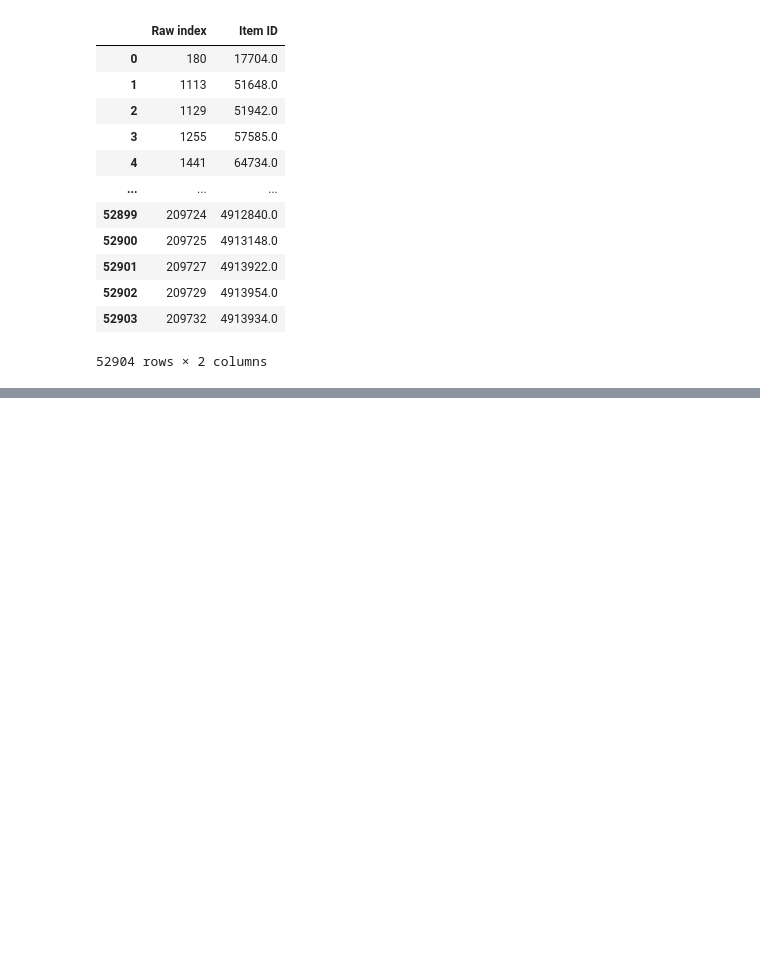
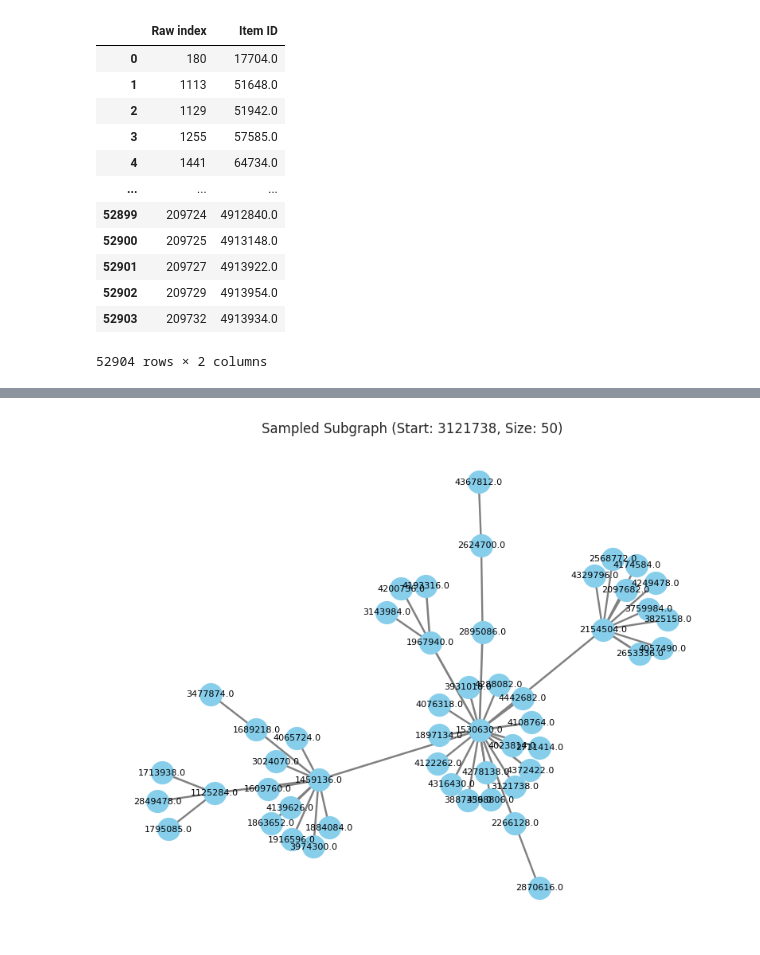
Before and after one commit to MuhammadRhakan/final_project, a Jupyter notebook: 2_Deployment_Preparation.ipynb, the cells around one changed output, grey strips where cells are left out. Saved outputs shown, nothing was run; the diff lists cells and outputs as text; code cells hidden in the pictures; blank space fills up the shorter version.

```diff
--- a/2_Deployment_Preparation.ipynb
+++ b/2_Deployment_Preparation.ipynb
@@ -496,0 +463,43 @@ network_graph_sampling(G, central_node=random.choice(index_to_node), sample_size
+# %%
+def network_graph_sampling_bfs(G, sample_size=50, start_node=None):
+  if start_node is None:
+    start_node = random.choice(list(G.nodes()))
+    # print(f"Start node (randomly selected): {int(start_node)}")
+
+  # Use BFS to collect up to `sample_size` nodes
+  visited = set()
+  queue = [start_node]
+
+  while queue and len(visited) < sample_size:
+    node = queue.pop(0)
+    if node not in visited:
+      visited.add(node)
+      neighbors = list(G.neighbors(node))
+      random.shuffle(neighbors)
+      queue.extend([n for n in neighbors if n not in visited])
+
+  sampled_nodes = list(visited)
+  sampled_subgraph = G.subgraph(sampled_nodes)
+
+  # Prepare edge weights for styling
+  edge_weights = [G[u][v].get('weight', 1.0) for u, v in sampled_subgraph.edges()]
+  max_weight = max(edge_weights) if edge_weights else 1.0
+  widths = [2 * (w / max_weight) for w in edge_weights]
+
+  # Plotting
+  plt.figure(figsize=(10, 8))
+  pos = nx.spring_layout(sampled_subgraph, seed=42)
+  nx.draw_networkx_nodes(sampled_subgraph, pos,
+                          node_color='skyblue',
+                          node_size=400)
+  nx.draw_networkx_edges(sampled_subgraph, pos,
+                          width=widths,
+                          edge_color='gray')
+  nx.draw_networkx_labels(sampled_subgraph, pos, font_size=8)
+  plt.title(f"Sampled Subgraph (Start: {int(start_node)}, Size: {len(sampled_nodes)})")
+  plt.axis('off')
+  plt.show()
+
+network_graph_sampling_bfs(G_raw, sample_size=50, start_node=None)
+# %% [output]
+[figure, added]
```
Also changed, not shown: parts of 22 cells of this notebook.
